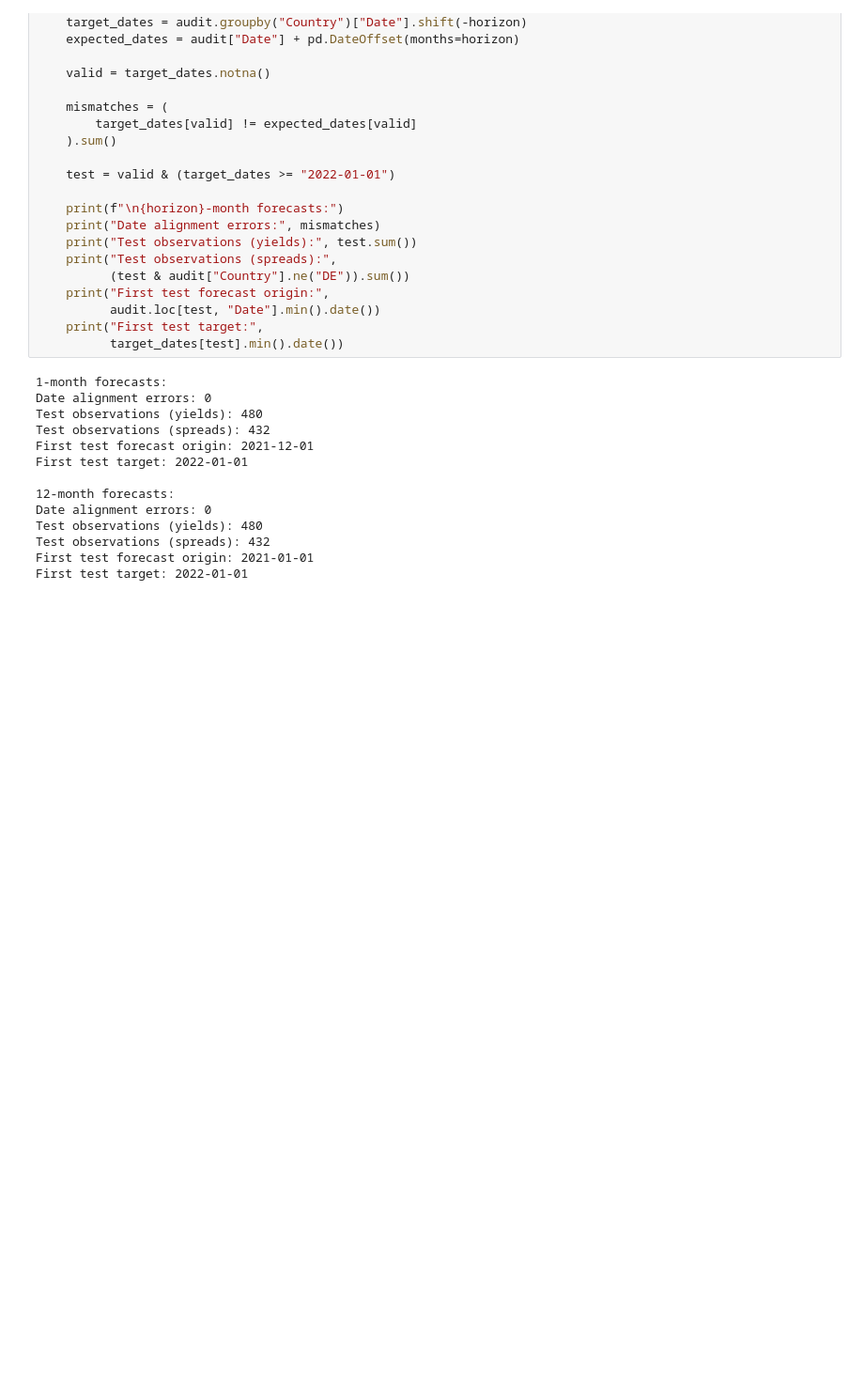
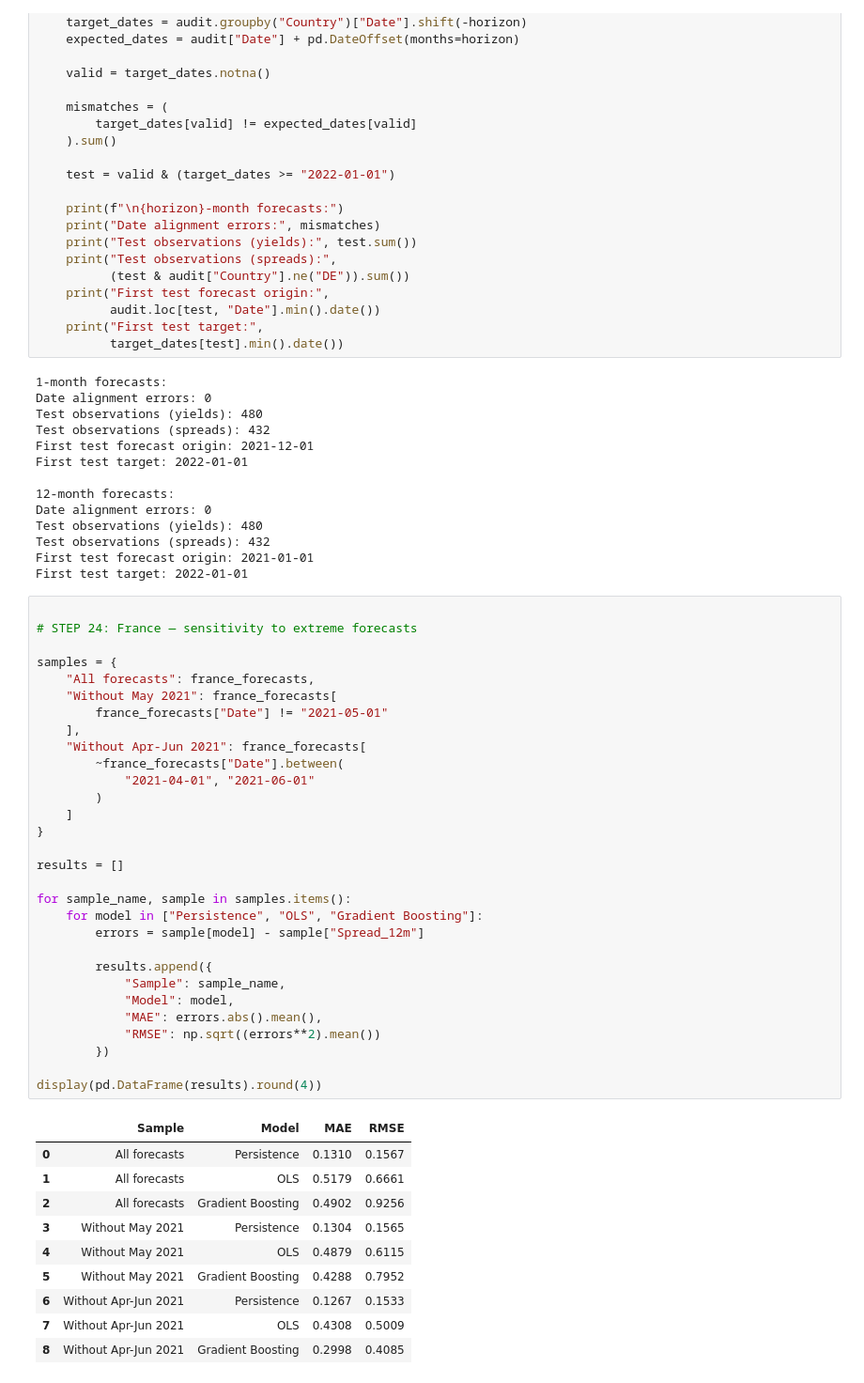
Before and after one commit to Mobula-nyte/ADA-Sovereign-Spreads, a Jupyter notebook: notebooks/04_1_modelling_real_data.ipynb, the cells around one changed output. Shown at 94% size. Cells and saved outputs as stored; diff of their text form; blank space fills up the shorter version.

```diff
--- a/notebooks/04_1_modelling_real_data.ipynb
+++ b/notebooks/04_1_modelling_real_data.ipynb
@@ -2595,3 +2595,44 @@ Test observations (yields): 480
 Test observations (spreads): 432
 First test forecast origin: 2021-01-01
 First test target: 2022-01-01
+# %%
+
+# STEP 24: France — sensitivity to extreme forecasts
+
+samples = {
+    "All forecasts": france_forecasts,
+    "Without May 2021": france_forecasts[
+        france_forecasts["Date"] != "2021-05-01"
+    ],
+    "Without Apr-Jun 2021": france_forecasts[
+        ~france_forecasts["Date"].between(
+            "2021-04-01", "2021-06-01"
+        )
+    ]
+}
+
+results = []
+
+for sample_name, sample in samples.items():
+    for model in ["Persistence", "OLS", "Gradient Boosting"]:
+        errors = sample[model] - sample["Spread_12m"]
+
+        results.append({
+            "Sample": sample_name,
+            "Model": model,
+            "MAE": errors.abs().mean(),
+            "RMSE": np.sqrt((errors**2).mean())
+        })
+
+display(pd.DataFrame(results).round(4))
+# %% [output]
+|  | Sample | Model | MAE | RMSE |
+| 0 | All forecasts | Persistence | 0.1310 | 0.1567 |
+| 1 | All forecasts | OLS | 0.5179 | 0.6661 |
+| 2 | All forecasts | Gradient Boosting | 0.4902 | 0.9256 |
+| 3 | Without May 2021 | Persistence | 0.1304 | 0.1565 |
+| 4 | Without May 2021 | OLS | 0.4879 | 0.6115 |
+| 5 | Without May 2021 | Gradient Boosting | 0.4288 | 0.7952 |
+| 6 | Without Apr-Jun 2021 | Persistence | 0.1267 | 0.1533 |
+| 7 | Without Apr-Jun 2021 | OLS | 0.4308 | 0.5009 |
+| 8 | Without Apr-Jun 2021 | Gradient Boosting | 0.2998 | 0.4085 |
```
Also changed, not shown: parts of 3 cells of this notebook, 6 other files.
